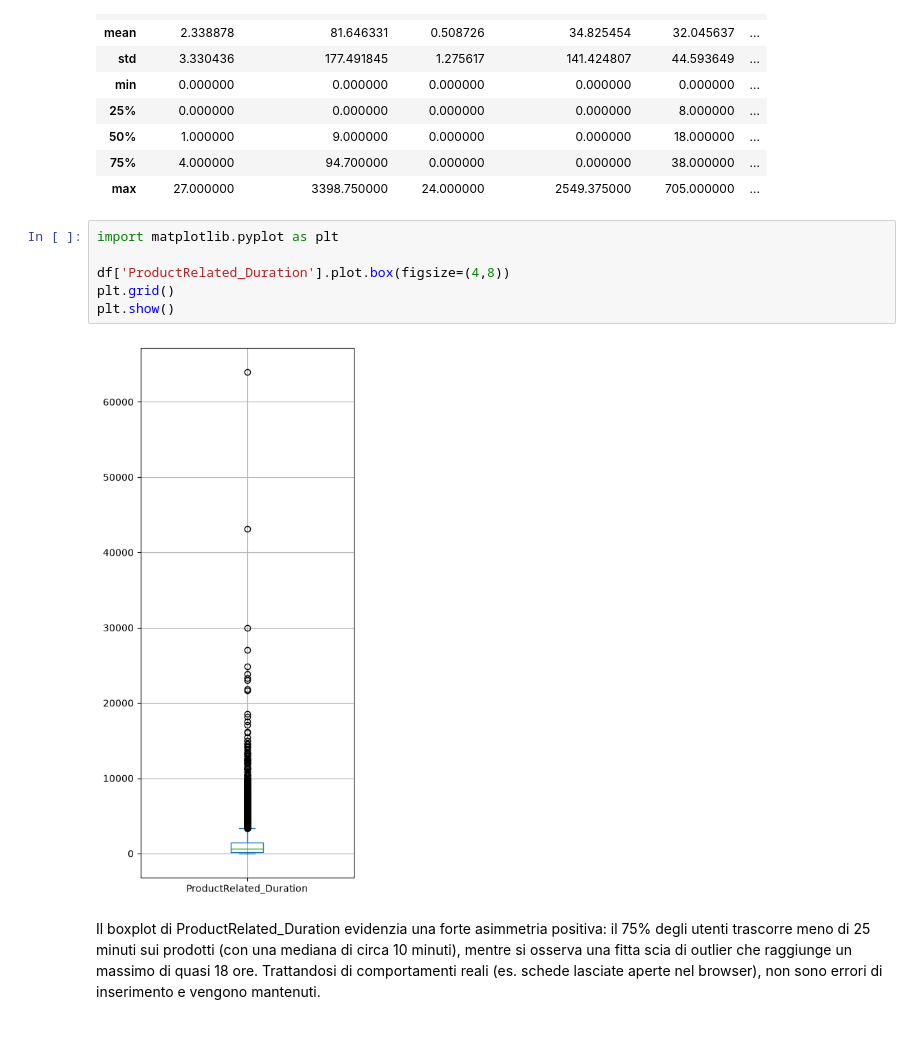
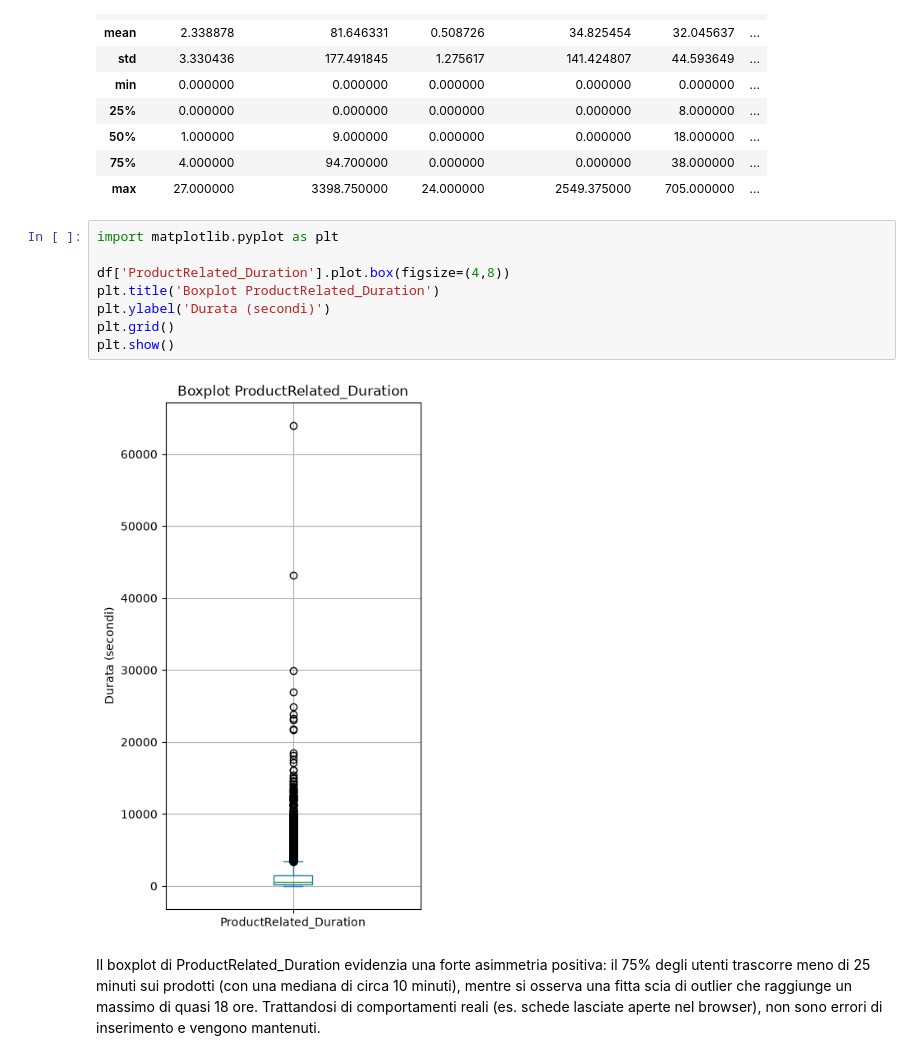
Before and after one commit to Filok10/fad-2627-projects, a Jupyter notebook: notebooks/analisi.ipynb, the cells around one changed output. Cells and saved outputs as stored; diff of their text form.

```diff
--- a/notebooks/analisi.ipynb
+++ b/notebooks/analisi.ipynb
@@ -168,11 +168,13 @@ df.describe()
 # %%
 import matplotlib.pyplot as plt
 
 df['ProductRelated_Duration'].plot.box(figsize=(4,8))
+plt.title('Boxplot ProductRelated_Duration')
+plt.ylabel('Durata (secondi)')
 plt.grid()
 plt.show()
 # %% [output]
-[figure, old version]
+[figure, new version]
 # %% [markdown]
 Il boxplot di ProductRelated_Duration evidenzia una forte asimmetria positiva: il 75% degli utenti trascorre meno di 25 minuti sui prodotti (con una mediana di circa 10 minuti), mentre si osserva una fitta scia di outlier che raggiunge un massimo di quasi 18 ore. Trattandosi di comportamenti reali (es. schede lasciate aperte nel browser), non sono errori di inserimento e vengono mantenuti.
 # %%
```
Also changed, not shown: parts of 22 cells of this notebook.
